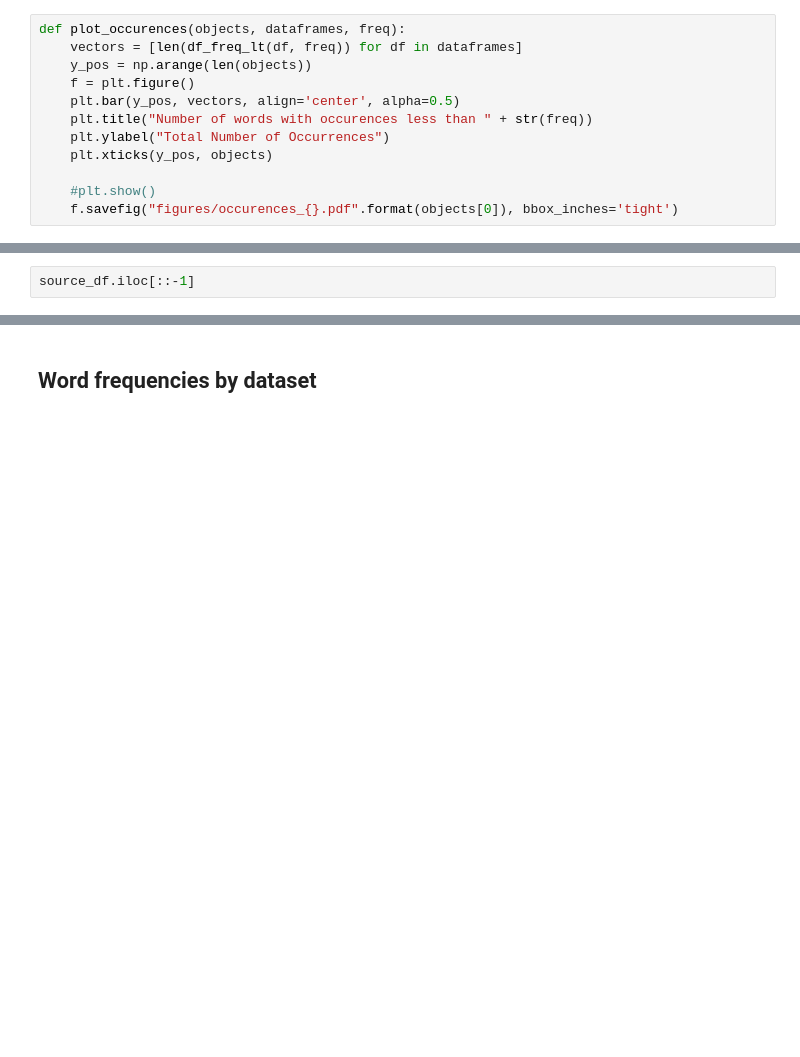
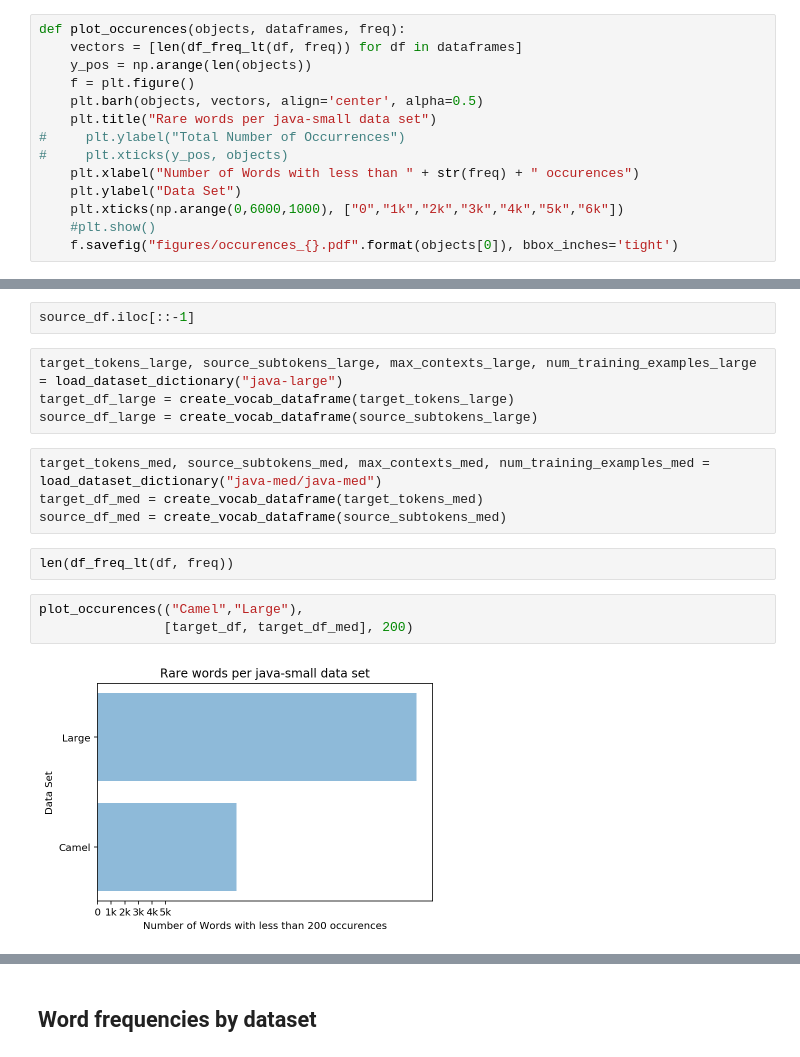
Before and after one commit to claudiosv/code2seq, a Jupyter notebook: all_figures.ipynb, the cells around one changed output, grey strips where cells are left out. Drawn from its saved outputs; the diff is of its cells as text; blank space fills up the shorter version.

```diff
--- a/all_figures.ipynb
+++ b/all_figures.ipynb
@@ -186,11 +190,13 @@ def plot_occurences(objects, dataframes, freq):
     vectors = [len(df_freq_lt(df, freq)) for df in dataframes]
     y_pos = np.arange(len(objects))
     f = plt.figure()
-    plt.bar(y_pos, vectors, align='center', alpha=0.5)
-    plt.title("Number of words with occurences less than " + str(freq))
-    plt.ylabel("Total Number of Occurrences")
-    plt.xticks(y_pos, objects)
-
+    plt.barh(objects, vectors, align='center', alpha=0.5)
+    plt.title("Rare words per java-small data set")
+#     plt.ylabel("Total Number of Occurrences")
+#     plt.xticks(y_pos, objects)
+    plt.xlabel("Number of Words with less than " + str(freq) + " occurences")
+    plt.ylabel("Data Set")
+    plt.xticks(np.arange(0,6000,1000), ["0","1k","2k","3k","4k","5k","6k"])
     #plt.show()
     f.savefig("figures/occurences_{}.pdf".format(objects[0]), bbox_inches='tight')
 # %%
@@ -282,3 +297,18 @@ target_df_case_10k = create_vocab_dataframe(target_tokens_case_10k)
 source_df_case_10k = create_vocab_dataframe(source_subtokens_case_10k)
 # %%
 source_df.iloc[::-1]
+# %%
+target_tokens_large, source_subtokens_large, max_contexts_large, num_training_examples_large = load_dataset_dictionary("java-large")
+target_df_large = create_vocab_dataframe(target_tokens_large)
+source_df_large = create_vocab_dataframe(source_subtokens_large)
+# %%
+target_tokens_med, source_subtokens_med, max_contexts_med, num_training_examples_med = load_dataset_dictionary("java-med/java-med")
+target_df_med = create_vocab_dataframe(target_tokens_med)
+source_df_med = create_vocab_dataframe(source_subtokens_med)
+# %%
+len(df_freq_lt(df, freq))
+# %%
+plot_occurences(("Camel","Large"),
+                [target_df, target_df_med], 200)
+# %% [output]
+[figure, added]
```
Also changed, not shown: parts of 12 cells of this notebook, 8 other files.
